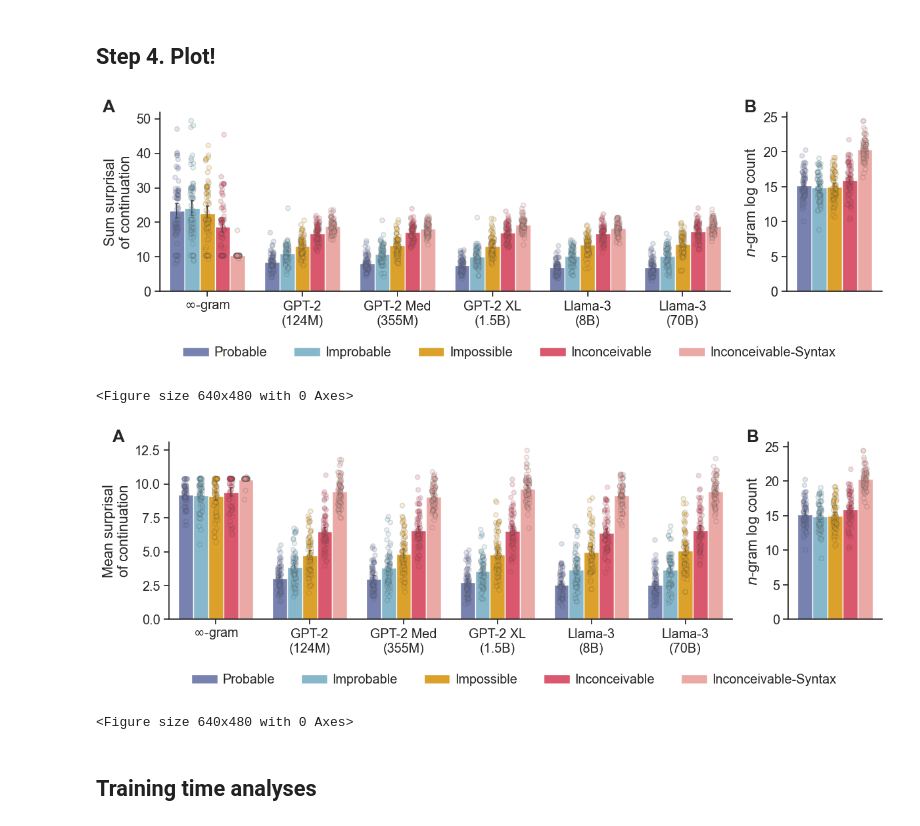
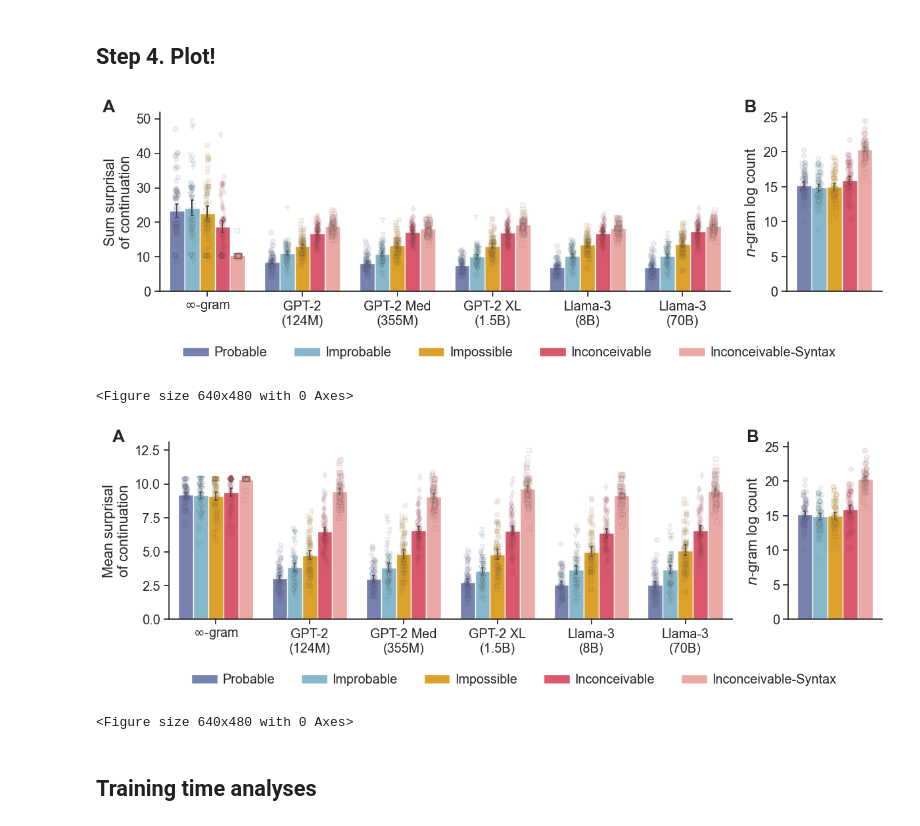
Before and after one commit to jennhu/shades-of-zero, a Jupyter notebook: analysis/figures.ipynb, the cells around one changed output. Drawn from its saved outputs; the diff is of its cells as text; code cells hidden in the pictures.

```diff
--- a/analysis/figures.ipynb
+++ b/analysis/figures.ipynb
@@ -24,6 +24,13 @@ PRETTY_COND_MAP = {
     "impossible": "Impossible",
     "inconceivable": "Inconceivable",
     "inconceivable_syntactic": "Inconceivable-Syntax"
+}
+COND_MARKERS = {
+    "probable": "o",
+    "improbable": "v",
+    "impossible": "X",
+    "inconceivable": "d",
+    "inconceivable_syntactic": "s"
 }
 PRETTY_CONDS = [PRETTY_COND_MAP[c] for c in CONDS]
 PRETTY_LABELS = [l.capitalize() for l in LABELS]
@@ -230,6 +237,9 @@ full_model_df = pd.concat([model_df, ngram_df]).reset_index().drop(columns=["ind
 for metric in ["sum", "mean"]:
     full_model_df[f"continuation_{metric}_surprisal"] = -1 * full_model_df[f"continuation_{metric}_logprob"]
 
+# Add "unique id".
+full_model_df["unique_id"] = full_model_df["item_id"].astype(str) + "_" + full_model_df["condition"]
+
 full_model_df.head()
 # %% [output]
 |  | item_id | eval_prefix | condition | continuation | continuation_sum_logprob | continuation_mean_logprob | model | ... |
@@ -282,7 +292,7 @@ def plot_surprisals_freqs(df, ngrams, metric="sum", freq_stat="log_count"):
     ax0, ax1 = axes
 
     # Common keywords for stripplots and barplots.
-    strip_kws = dict(alpha=0.2, linewidth=1, dodge=True, legend=False)
+    strip_kws = dict(alpha=0.1, linewidth=1, dodge=True, legend=False)
     bar_kws = dict(capsize=0.1, err_kws=dict(linewidth=1.5))
 
     # Plot surprisals across conditions on the first axis.
@@ -297,7 +307,19 @@ def plot_surprisals_freqs(df, ngrams, metric="sum", freq_stat="log_count"):
         ax=ax0
     )
     ax0 = sns.barplot(**surp_kws, **bar_kws)
-    ax0 = sns.stripplot(**surp_kws, **strip_kws)
+    for cond in CONDS:
+        ax0 = sns.stripplot(
+            **strip_kws,
+            data=df[df.condition==cond],x="model",
+            y=f"continuation_{metric}_surprisal",
+            order=MODELS,
+            hue="condition",
+            hue_order=CONDS,
+            marker=COND_MARKERS[cond],
+            palette=COND_PAL,
+            ax=ax0
+        )
+#     ax0 = sns.stripplot(**surp_kws, **strip_kws)
     ax0.set_ylabel(f"{metric.capitalize()} surprisal\nof continuation")
     ax0.set_xlabel("")
     model_labels = []
@@ -324,35 +346,35 @@ def plot_surprisals_freqs(df, ngrams, metric="sum", freq_stat="log_count"):
 
     ax1.set_xlabel("")
     ax1.set_ylabel("$n$-gram log count")
     ax1.set_xticks([])
     ax1.get_legend().remove()
 
     handles, labels = ax0.get_legend_handles_labels()
     labels = [PRETTY_COND_MAP[l] for l in labels]
     plt.figlegend(
         handles,
         labels,
         loc="upper center", bbox_to_anchor=(0.5, -0.075),
         ncol=len(CONDS),
         handletextpad=0.4,
         frameon=False
     )
     plt.subplots_adjust(wspace=0.17)
     sns.despine()
 
     # Add annotations of A and B.
     ax0.text(-0.1, 1, "A", size="large", fontweight="bold", transform=ax0.transAxes)
     ax1.text(-0.45, 1, "B", size="large", fontweight="bold", transform=ax1.transAxes)
 
 for metric in ["sum", "mean"]:
     plot_surprisals_freqs(full_model_df, ngram_counts, metric=metric)
     render(f"exp2_surprisal_{metric}.pdf")
     plt.show()
     plt.clf()
 # %% [output]
-[figure, old version]
+[figure, new version]
 <Figure size 640x480 with 0 Axes>
-[figure, old version]
+[figure, new version]
 <Figure size 640x480 with 0 Axes>
 # %% [markdown]
 ## Training time analyses
```
Also changed, not shown: parts of 19 cells of this notebook, 12 other files.
